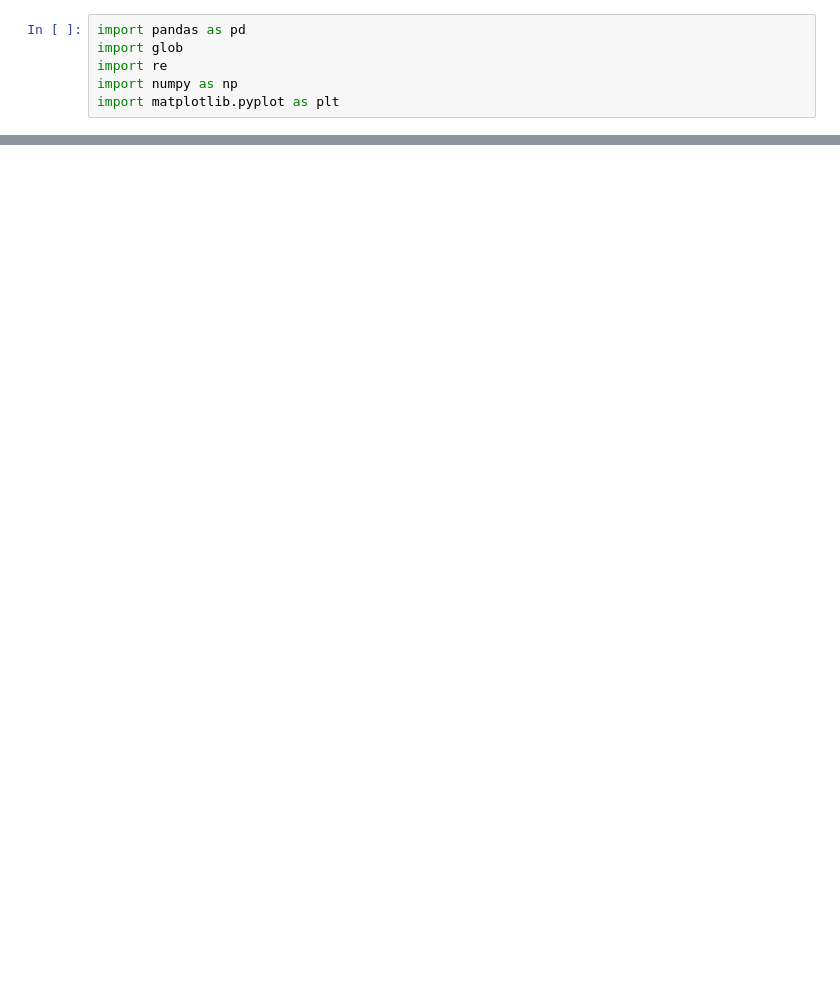
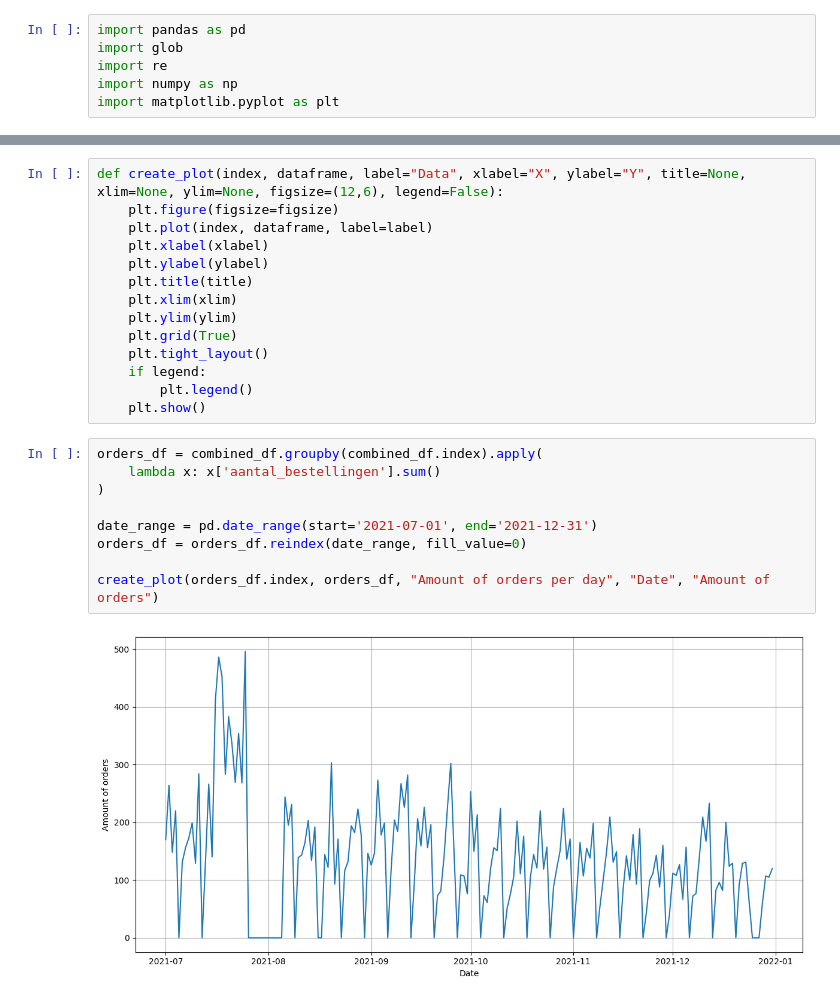
Before and after one commit to StevenLyy/S6-AI, a Jupyter notebook: data_challenge/data_challenge.ipynb, the cells around one changed output, grey strips where cells are left out. Cells and saved outputs as stored; diff of their text form; blank space fills up the shorter version.

```diff
--- a/data_challenge/data_challenge.ipynb
+++ b/data_challenge/data_challenge.ipynb
@@ -59,0 +68,25 @@ combined_df.set_index('date', inplace=True)
+# %%
+def create_plot(index, dataframe, label="Data", xlabel="X", ylabel="Y", title=None, xlim=None, ylim=None, figsize=(12,6), legend=False):
+    plt.figure(figsize=figsize)
+    plt.plot(index, dataframe, label=label)
+    plt.xlabel(xlabel)
+    plt.ylabel(ylabel)
+    plt.title(title)
+    plt.xlim(xlim)
+    plt.ylim(ylim)
+    plt.grid(True)
+    plt.tight_layout()
+    if legend:
+        plt.legend()
+    plt.show()
+# %%
+orders_df = combined_df.groupby(combined_df.index).apply(
+    lambda x: x['aantal_bestellingen'].sum()
+)
+
+date_range = pd.date_range(start='2021-07-01', end='2021-12-31')
+orders_df = orders_df.reindex(date_range, fill_value=0)
+
+create_plot(orders_df.index, orders_df, "Amount of orders per day", "Date", "Amount of orders")
+# %% [output]
+[figure, added]
```
Also changed, not shown: parts of 9 cells of this notebook.
